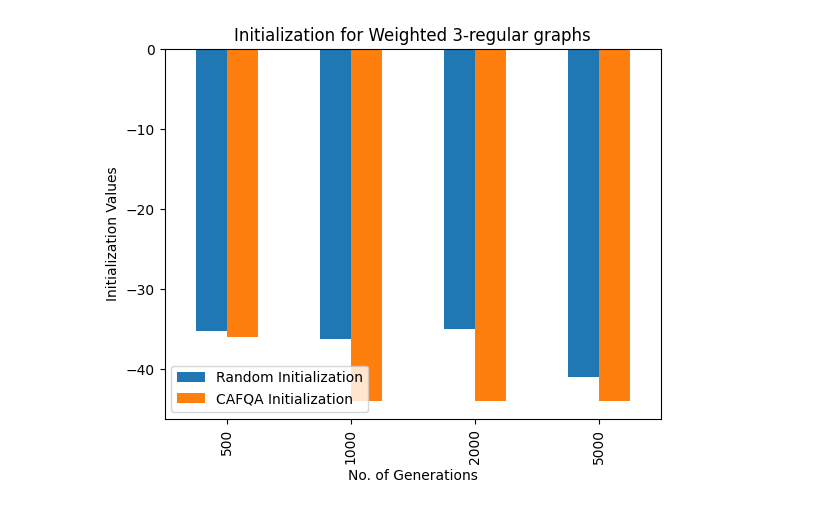
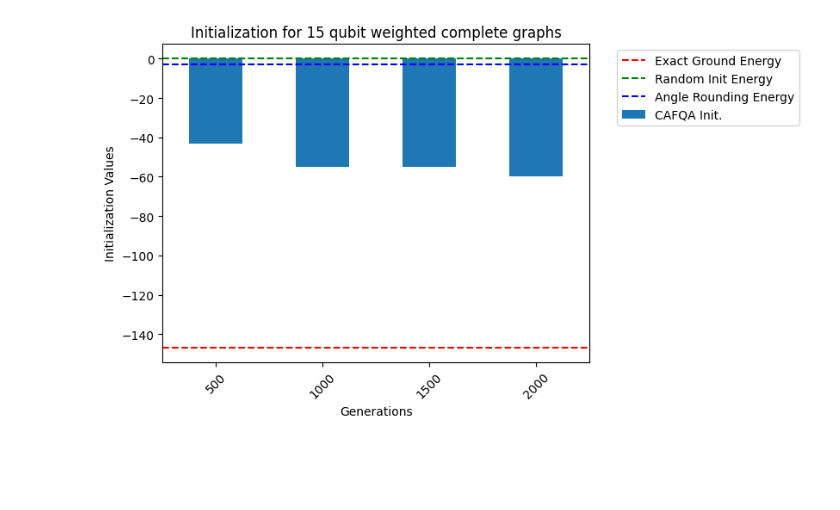
Before and after one commit to d-bharadwaj/SPIQ, a Jupyter notebook: testing_scripts/plotting_notebook.ipynb, the cells around one changed output. Drawn from its saved outputs; the diff is of its cells as text; code cells hidden in the pictures; blank space fills up the shorter version.

```diff
--- a/testing_scripts/plotting_notebook.ipynb
+++ b/testing_scripts/plotting_notebook.ipynb
@@ -36,17 +5,0 @@ plt.show()
-# %%
-# create a dataframe with sample data
-df = pd.DataFrame({
-    'Generations': [500, 1000, 2000, 5000],
-    'Random Initialization': [-35.2, -36.3, -35, -41],
-    'CAFQA Initialization': [-36, -44, -44, -44]
-})
-
-df.plot(x='Generations', y=['Random Initialization', 'CAFQA Initialization'], kind='bar')
-plt.xlabel('No. of Generations')
-plt.ylabel('Initialization Values')
-plt.title('18 Qubit Weighted 3-regular graphs')
-plt.show()
-
-#Plot exact energy too
-# %% [output]
-[figure, removed]
@@ -67,0 +6,23 @@ plt.show()
+# %%
+# create a dataframe with sample data
+df = pd.DataFrame({
+    'Generations': [500,1000,1500,2000],
+    'CAFQA Init.': [-43,-55,-55,-60]
+})
+
+df.plot(x='Generations', y=['CAFQA Init.'], kind='bar')
+exact_ground_energy = -147
+random_init_energy = 0.09
+angle_rounding_energy = -3
+
+plt.axhline(y=exact_ground_energy, color='r', linestyle='--', label='Exact Ground Energy')
+plt.axhline(y=random_init_energy, color='g', linestyle='--', label='Random Init Energy')
+plt.axhline(y=angle_rounding_energy, color='b', linestyle='--', label='Angle Rounding Energy')
+plt.legend(bbox_to_anchor=(1.05, 1), loc='upper left')
+plt.xlabel('Generations')
+plt.ylabel('Initialization Values')
+plt.xticks(rotation=45)
+plt.title('Initialization for 15 qubit weighted complete graphs')
+plt.show()
+# %% [output]
+[figure, added]
```
Also changed, not shown: parts of 9 cells of this notebook, 2 other files.
